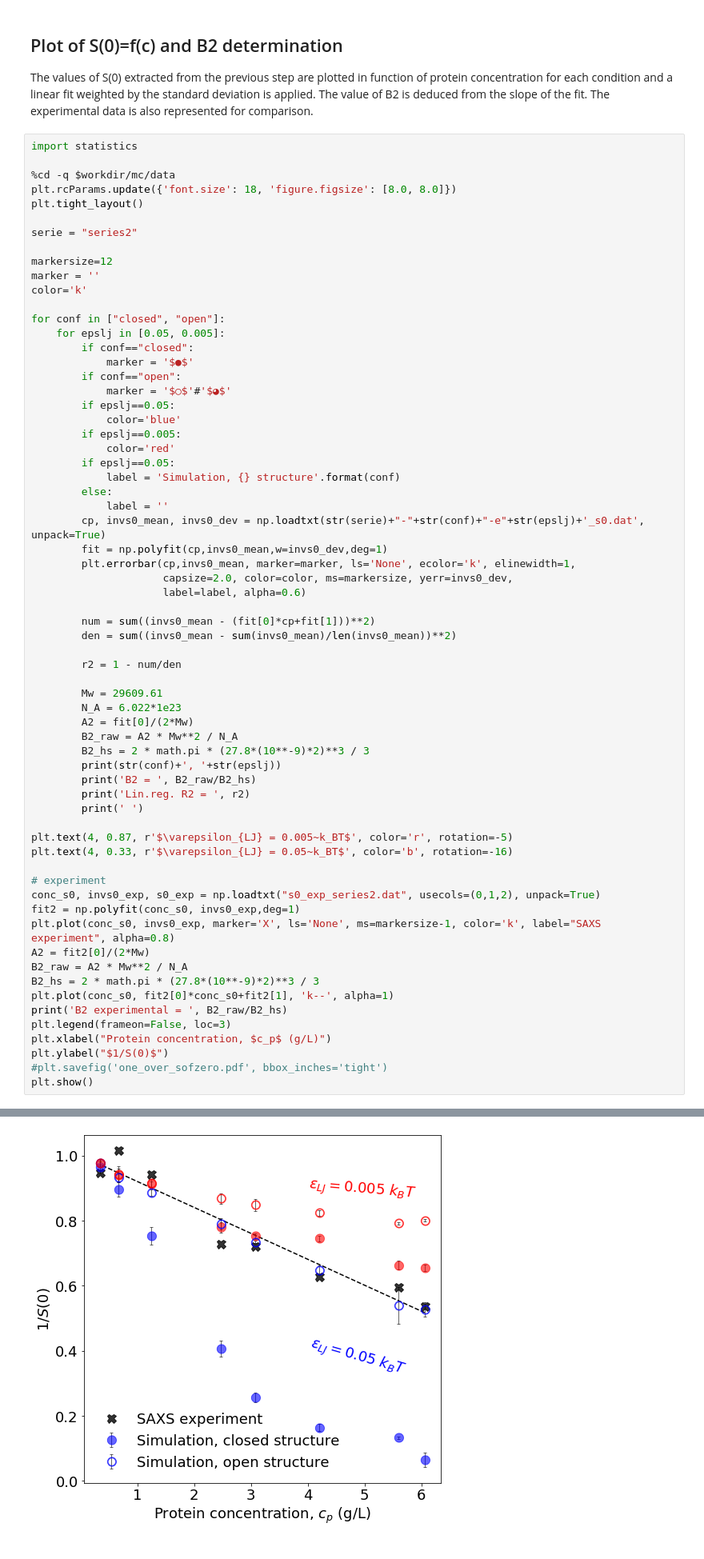
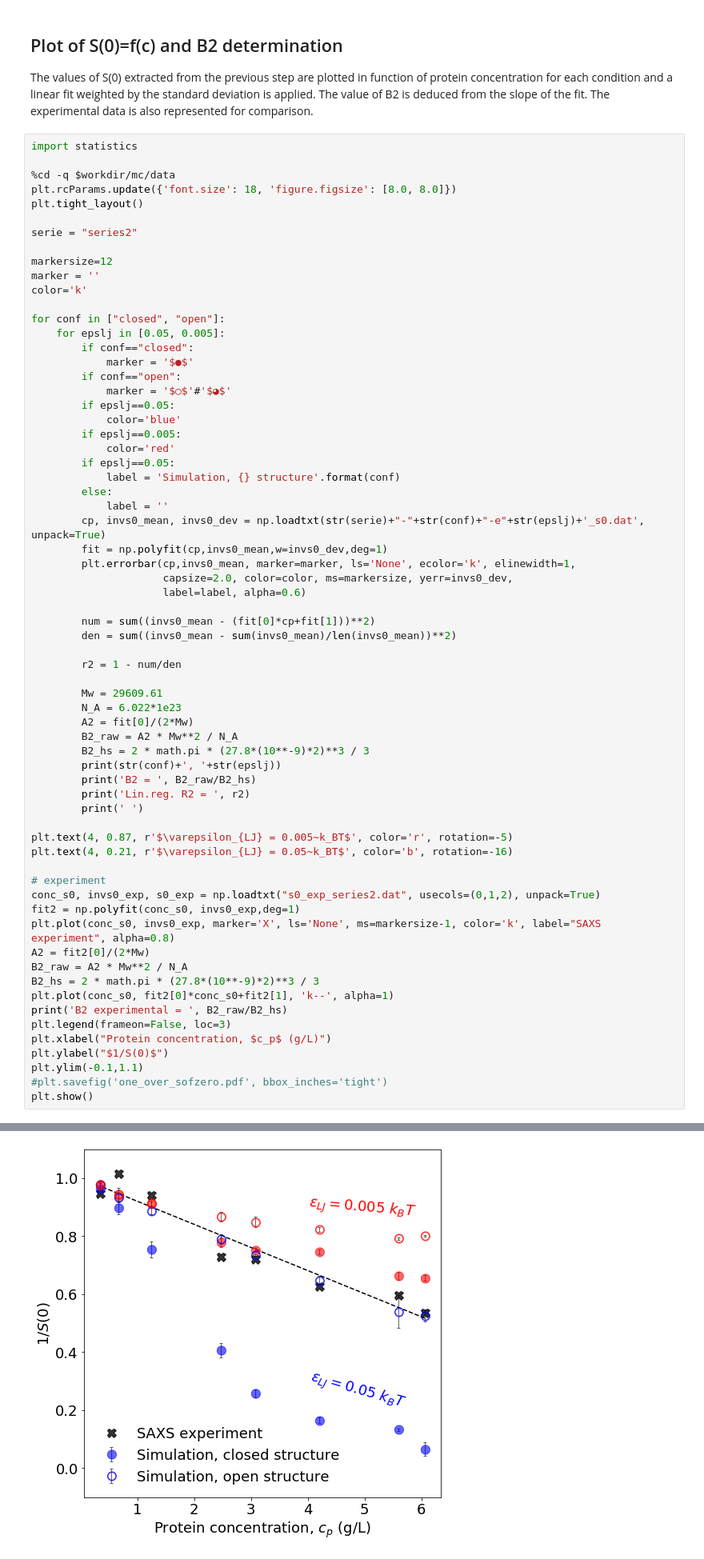
Before and after one commit to mlund/SI-Lipase-Structure-Factors, a Jupyter notebook: manybody/noswap/plot_manybody_noswap.ipynb, the cells around one changed output, grey strips where cells are left out. Shown at 80% size. Saved outputs shown, nothing was run; the diff lists cells and outputs as text.

Commit message:
Modified plot of manybody 1/S(0)

```diff
--- a/manybody/noswap/plot_manybody_noswap.ipynb
+++ b/manybody/noswap/plot_manybody_noswap.ipynb
@@ -535,7 +530,7 @@ for conf in ["closed", "open"]:
         print(' ')
 
 plt.text(4, 0.87, r'$\varepsilon_{LJ} = 0.005~k_BT$', color='r', rotation=-5)
-plt.text(4, 0.33, r'$\varepsilon_{LJ} = 0.05~k_BT$', color='b', rotation=-16)
+plt.text(4, 0.21, r'$\varepsilon_{LJ} = 0.05~k_BT$', color='b', rotation=-16)
 
 # experiment
 conc_s0, invs0_exp, s0_exp = np.loadtxt("s0_exp_series2.dat", usecols=(0,1,2), unpack=True)
@@ -549,6 +544,7 @@ print('B2 experimental = ', B2_raw/B2_hs)
 plt.legend(frameon=False, loc=3)
 plt.xlabel("Protein concentration, $c_p$ (g/L)")
 plt.ylabel("$1/S(0)$")
+plt.ylim(-0.1,1.1)
 #plt.savefig('one_over_sofzero.pdf', bbox_inches='tight')
 plt.show()
 # %% [output]
@@ -572 +568 @@ B2 experimental =  -5.437981895554401
-[figure, old version]
+[figure, new version]
```
Also changed, not shown: parts of 5 cells of this notebook, 4 other files.
